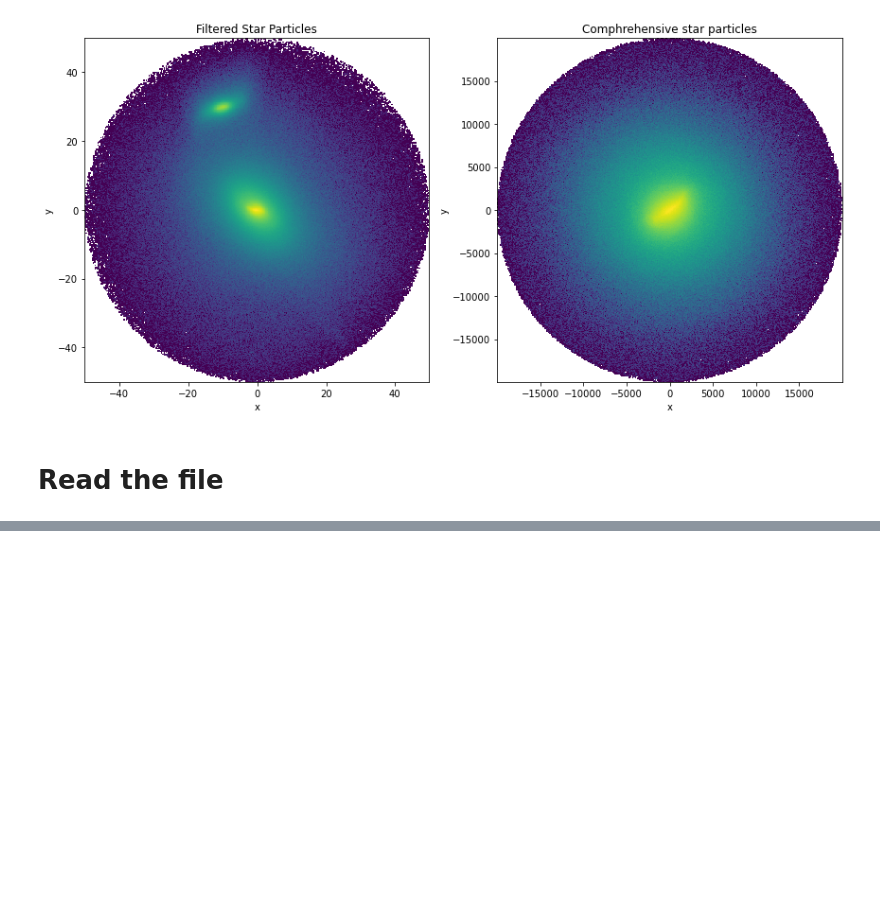
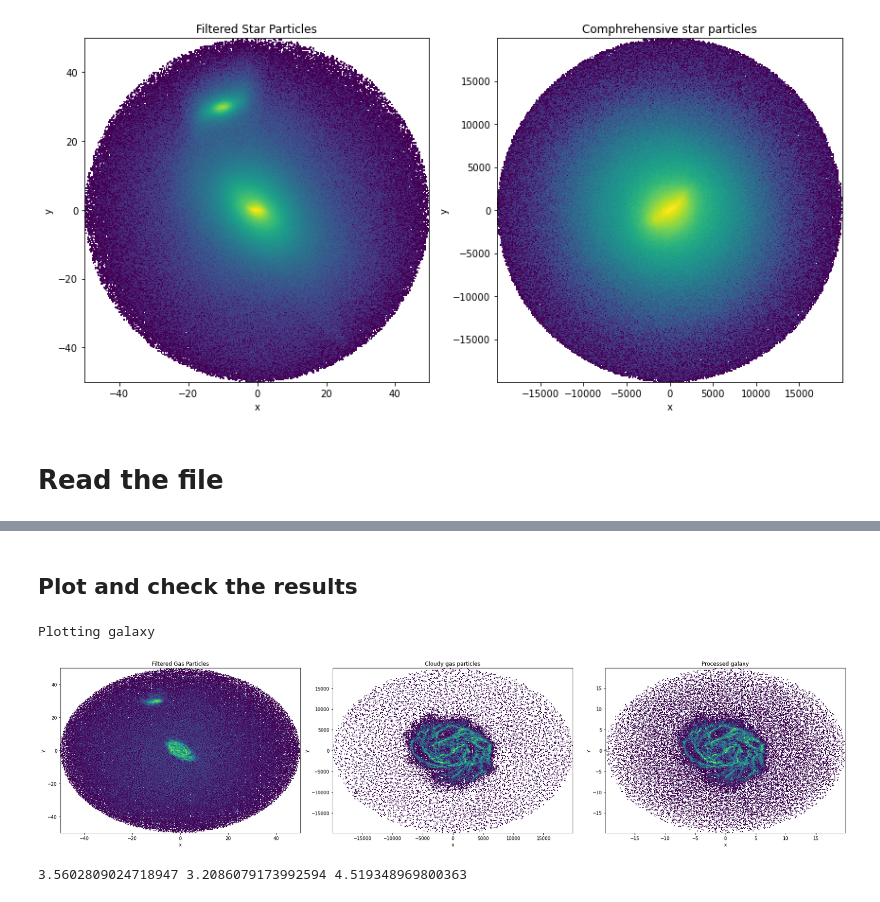
Before and after one commit to dtolgay/firebox_halo_finder, a Jupyter notebook: seperating_firebox_run_into_multiple_galaxies.ipynb, the cells around one changed output, grey strips where cells are left out. Drawn from its saved outputs; the diff is of its cells as text; code cells hidden in the pictures; blank space fills up the shorter version.

```diff
--- a/seperating_firebox_run_into_multiple_galaxies.ipynb
+++ b/seperating_firebox_run_into_multiple_galaxies.ipynb
@@ -453,3 +452,10 @@ importlib.reload(functions_AHF)
 
 gas_particles_read = functions_AHF.create_df_from_read_hdf5(particles = gas_particles, particle_type="gas")
 star_particles_read = functions_AHF.create_df_from_read_hdf5(particles = star_particles, particle_type = "star")
+# %%
+importlib.reload(functions_AHF)
+
+gas_particles_process, star_particles_processed = functions_AHF.process_and_rotate_galaxy(
+    gas_particles_df = gas_particles_read.copy(),
+    star_particles_df = star_particles_read.copy(),
+)
@@ -455,0 +473,58 @@ star_particles_read = functions_AHF.create_df_from_read_hdf5(particles = star_pa
+# %% [markdown]
+## Plot and check the results
+# %%
+#################################### Plot
+
+print("Plotting galaxy")
+# Create a figure with two subplots
+fig, axs = plt.subplots(1, 3, figsize=(25, 6))  # Adjust figsize as needed
+
+# First subplot: x-y axis plot
+axs[0].hist2d(
+    x=filtered_gas_particles["x"],
+    y=filtered_gas_particles["y"],
+    bins=500,
+    norm=matplotlib.colors.LogNorm(),
+)
+axs[0].set_title('Filtered Gas Particles')
+axs[0].set_xlabel('x')
+axs[0].set_ylabel('y')
+
+# Second subplot: z-y axis plot
+axs[1].hist2d(
+    x=cloudy_gas_particles["x"],  # Use the 'y' column for the x-axis
+    y=cloudy_gas_particles["y"],  # Keep the 'z' column for the y-axis
+    bins=500,
+    norm=matplotlib.colors.LogNorm(),
+#     range=[[-R_max, R_max], [-R_max, R_max]]
+)
+axs[1].set_title('Cloudy gas particles')
+axs[1].set_xlabel('x')
+axs[1].set_ylabel('y')
+
+####
+axs[2].hist2d(
+    x=gas_particles_process["x"],  # Use the 'y' column for the x-axis
+    y=gas_particles_process["y"],  # Keep the 'z' column for the y-axis
+    bins=500,
+    norm=matplotlib.colors.LogNorm(),
+#     range=[[-R_max, R_max], [-R_max, R_max]]
+)
+axs[2].set_title('Processed galaxy')
+axs[2].set_xlabel('x')
+axs[2].set_ylabel('y')
+
+
+# Show the figure
+plt.tight_layout()
+# %% [output]
+Plotting galaxy
+[figure, added]
+# %%
+print(
+    sum(star_particles_processed['mass'])*1e10/1e11,
+    sum(comprehensive_star_particles['mass'])/1e11,
+    sum(star_particles_read['mass'])*1e10/1e11,
+)
+# %% [output]
+3.5602809024718947 3.2086079173992594 4.519348969800363
```
Also changed, not shown: parts of 2 cells of this notebook, 6 other files.
